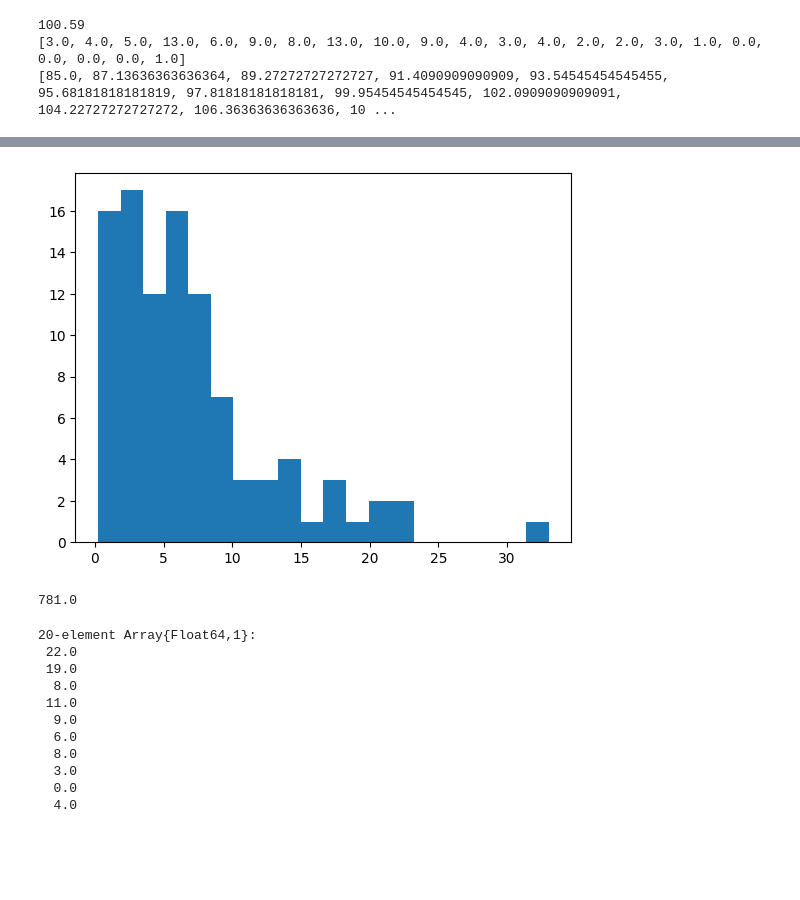
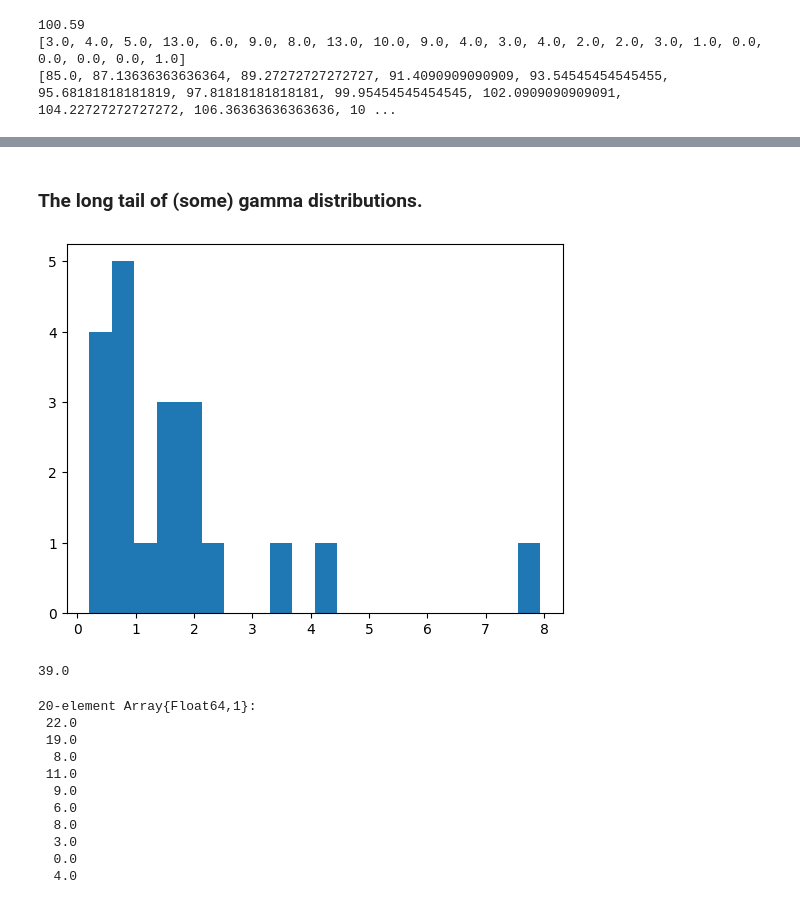
Before and after one commit to lewisl/CovidSim, a Jupyter notebook: prototyping.ipynb, the cells around one changed output, grey strips where cells are left out. Saved outputs shown, nothing was run; the diff lists cells and outputs as text; code cells hidden in the pictures; blank space fills up the shorter version.

```diff
--- a/prototyping.ipynb
+++ b/prototyping.ipynb
@@ -95,11 +89,13 @@ hist(x,22);
+# %% [markdown]
+### The long tail of (some) gamma distributions.
 # %%
-dgamma = Gamma(1.2,6)  #shape, scale
-x = rand(dgamma,100);
+dgamma = Gamma(1.2,1.5)  #shape, scale
+x = rand(dgamma,20);
 hh = hist(x,20);
 println(ceil(sum(hh[1] .* hh[2][2:end])))
 # %% [output]
-[figure, old version]
+[figure, new version]
-781.0
+39.0
 # %%
 hh[1]
 # %% [output]
```
Also changed, not shown: parts of 9 cells of this notebook, 1 other file.
